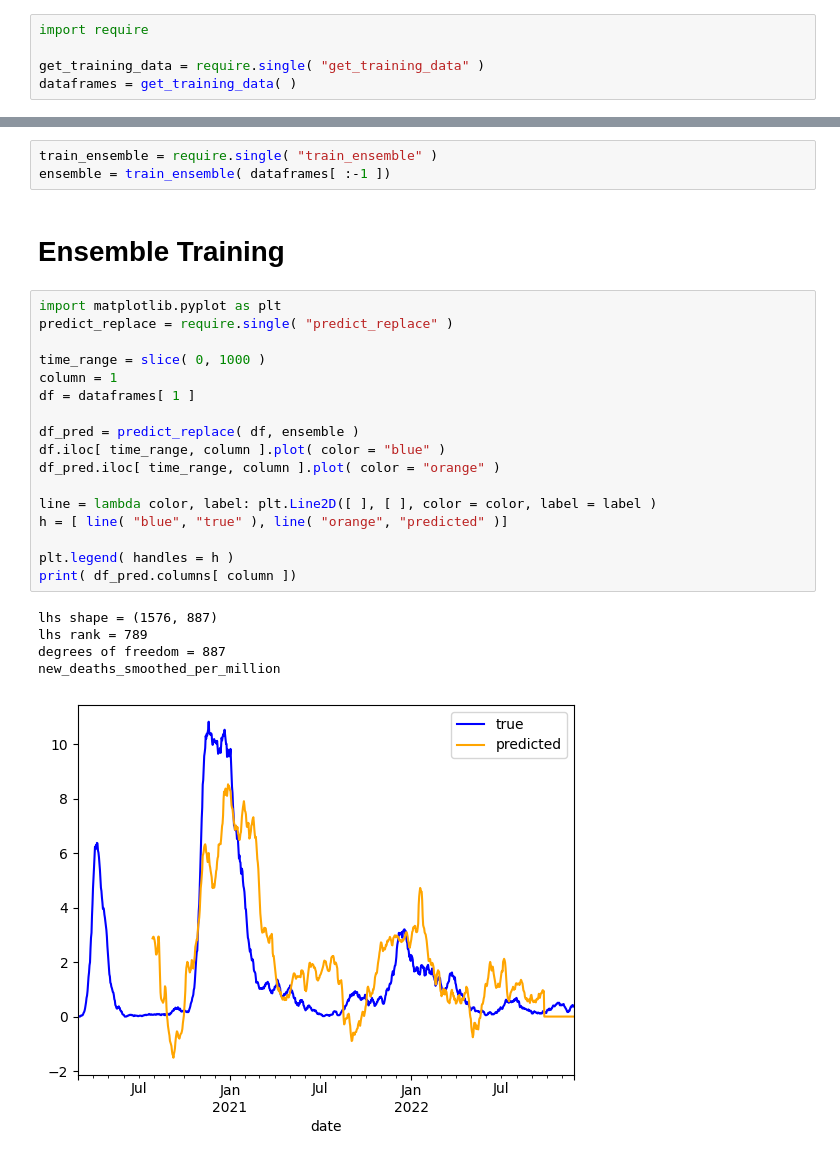
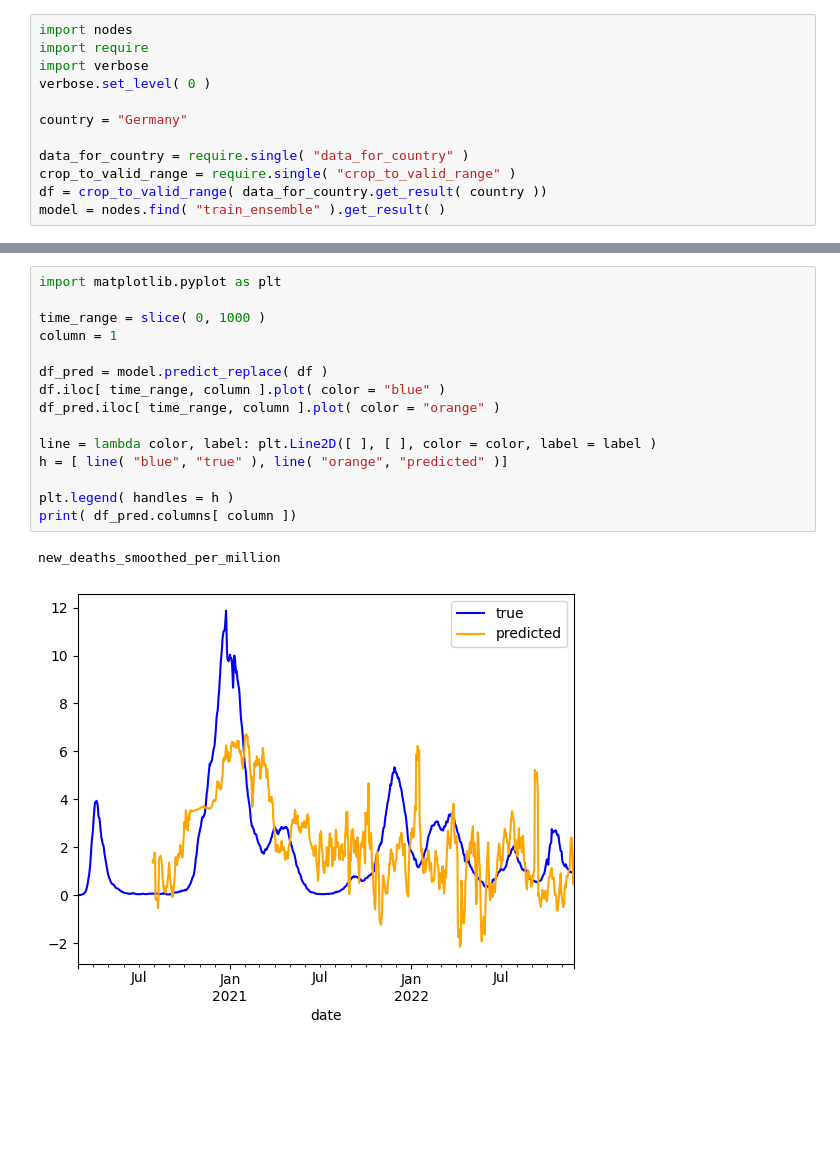
Before and after one commit to armsp/BDPP-23-Covid-Project, a Jupyter notebook: work/project/predict_h.ipynb, the cells around one changed output, grey strips where cells are left out. Saved outputs shown, nothing was run; the diff lists cells and outputs as text; blank space fills up the shorter version.

```diff
--- a/work/project/predict_h.ipynb
+++ b/work/project/predict_h.ipynb
@@ -1,5 +1,12 @@
 # %%
+import nodes
 import require
+import verbose
+verbose.set_level( 0 )
 
-get_training_data = require.single( "get_training_data" )
-dataframes = get_training_data( )
+country = "Germany"
+
+data_for_country = require.single( "data_for_country" )
+crop_to_valid_range = require.single( "crop_to_valid_range" )
+df = crop_to_valid_range( data_for_country.get_result( country ))
+model = nodes.find( "train_ensemble" ).get_result( )
@@ -20,28 +13,18 @@ all-valid interval (exclusive) 82:1145
-# %%
-train_ensemble = require.single( "train_ensemble" )
-ensemble = train_ensemble( dataframes[ :-1 ])
-# %% [output]
-Ensemble Training
 # %%
 import matplotlib.pyplot as plt
-predict_replace = require.single( "predict_replace" )
 
 time_range = slice( 0, 1000 )
 column = 1
-df = dataframes[ 1 ]
 
-df_pred = predict_replace( df, ensemble )
+df_pred = model.predict_replace( df )
 df.iloc[ time_range, column ].plot( color = "blue" )
 df_pred.iloc[ time_range, column ].plot( color = "orange" )
 
 line = lambda color, label: plt.Line2D([ ], [ ], color = color, label = label )
 h = [ line( "blue", "true" ), line( "orange", "predicted" )]
 
 plt.legend( handles = h )
 print( df_pred.columns[ column ])
 # %% [output]
-lhs shape = (1576, 887)
-lhs rank = 789
-degrees of freedom = 887
 new_deaths_smoothed_per_million
-[figure, old version]
+[figure, new version]
```
Also changed, not shown: parts of 1 cell of this notebook, 6 other files.
